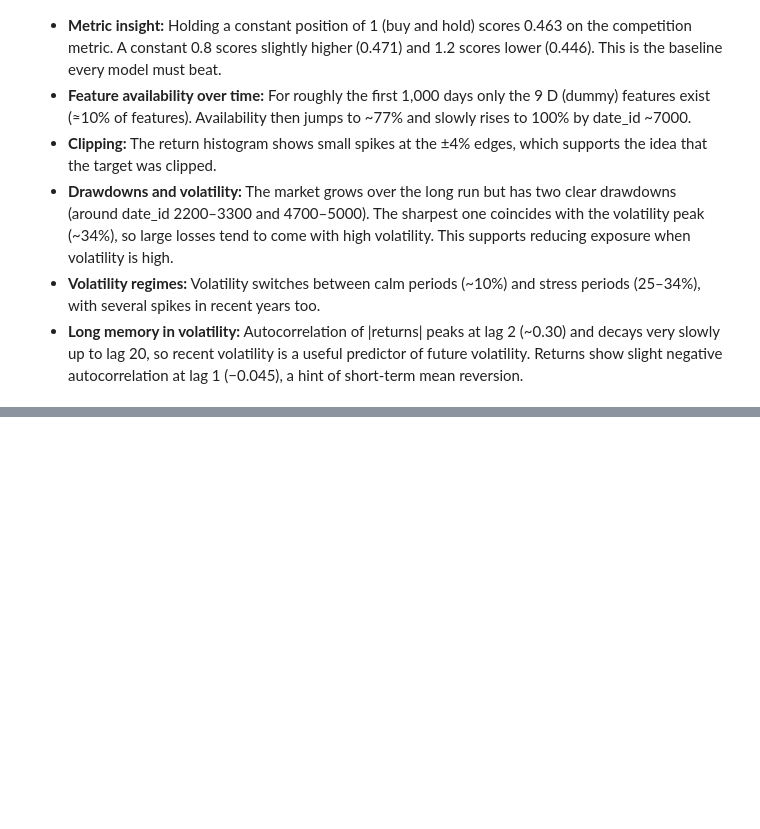
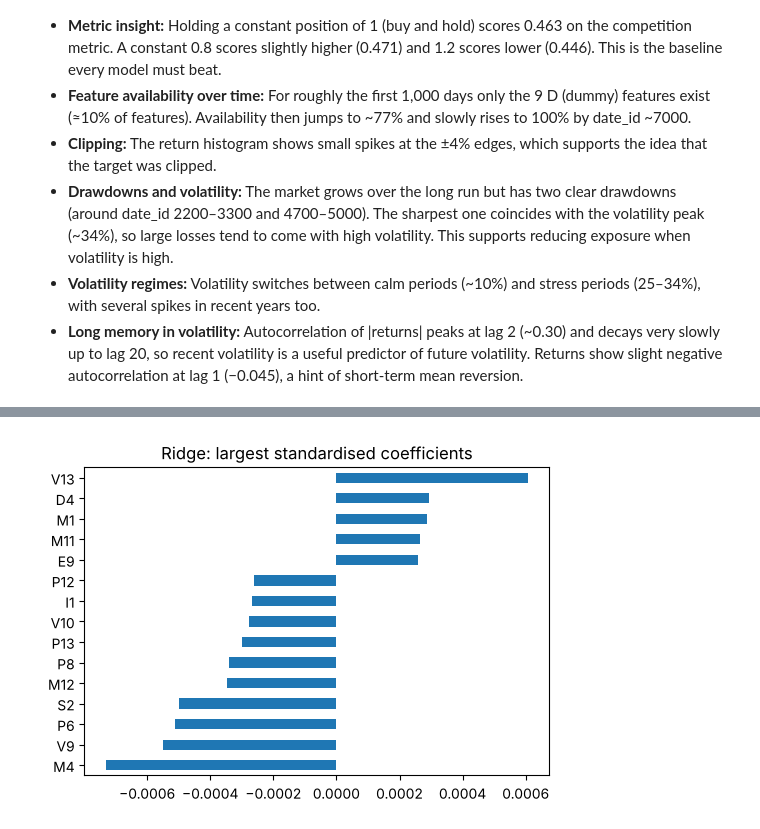
Before and after one commit to Kutay33/GROUP60_CENG313, a Jupyter notebook: assignment1_eda_baseline.ipynb, the cells around one changed output, grey strips where cells are left out. Saved outputs shown, nothing was run; the diff lists cells and outputs as text; code cells hidden in the pictures; blank space fills up the shorter version.

```diff
--- a/assignment1_eda_baseline.ipynb
+++ b/assignment1_eda_baseline.ipynb
@@ -231,0 +321,8 @@ plt.colorbar(); plt.title('Correlation among top-15 features'); plt.show()
+# %%
+# Which features does Ridge rely on? (fitted on all but the last fold)
+ridge = models['ridge'].fit(df.iloc[tr_idx])
+coef = ridge.coefficients().head(15)
+coef.sort_values().plot.barh(figsize=(6, 4), title='Ridge: largest standardised coefficients')
+plt.show()
+# %% [output]
+[figure, added]
```
Also changed, not shown: parts of 17 cells of this notebook.
